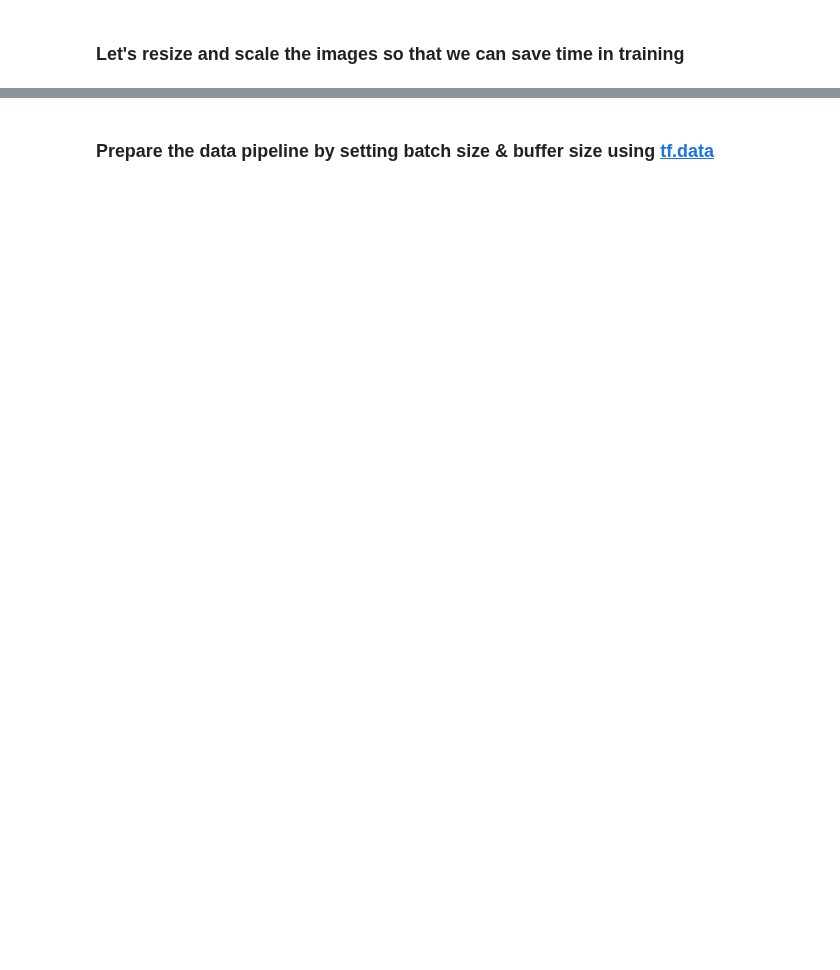
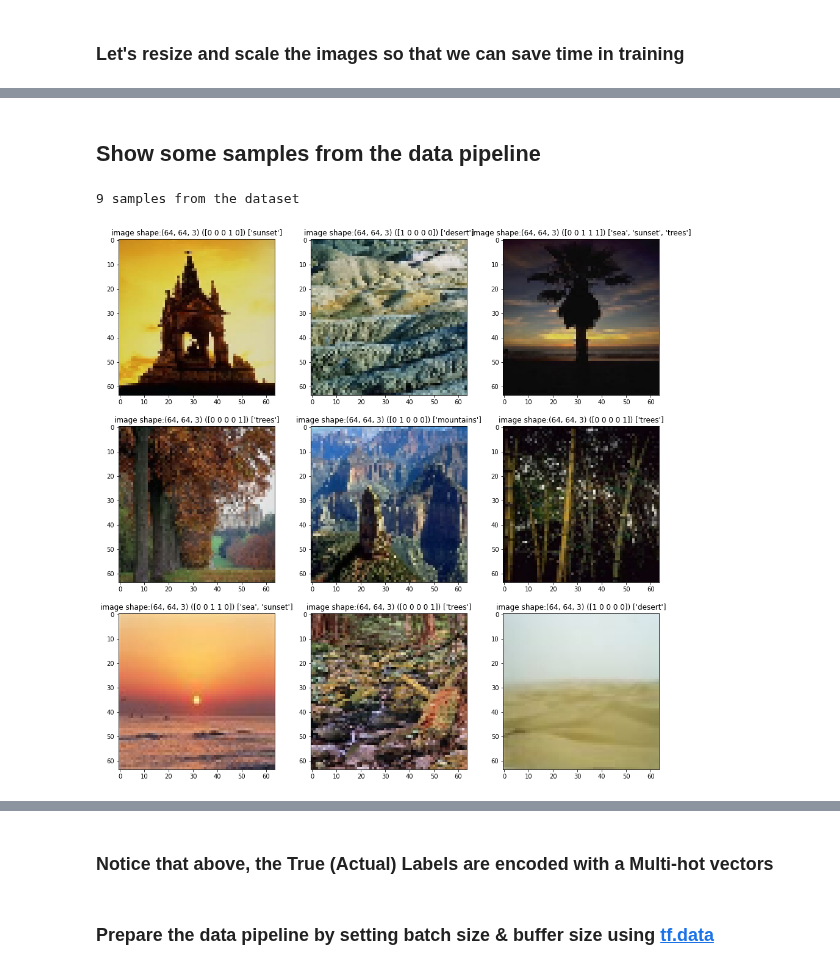
Before and after one commit to kmkarakaya/Deep-Learning-Tutorials, a Jupyter notebook: How_to_solve_Multi_Label_Classification_Problems_in_Deep_Learning_with_Tensorflow_&_Keras.ipynb, the cells around one changed output, grey strips where cells are left out. Cells and saved outputs as stored; diff of their text form; code cells hidden in the pictures; blank space fills up the shorter version.

```diff
--- a/How_to_solve_Multi_Label_Classification_Problems_in_Deep_Learning_with_Tensorflow_&_Keras.ipynb
+++ b/How_to_solve_Multi_Label_Classification_Problems_in_Deep_Learning_with_Tensorflow_&_Keras.ipynb
@@ -410,3 +195,0 @@ Number of samples in train:  1600  in test:  400
-# %%
-for image, label in ds_raw_train.take(2):
-  print(image.shape, label)
@@ -433,0 +221,4 @@ Notice that:**
+# %%
+train_ratio = 0.80
+ds_train=filelist_ds.take(ds_size*train_ratio)
+ds_test=filelist_ds.skip(ds_size*train_ratio)
@@ -450,10 +242,5 @@ ds_train_resize_scale=ds_raw_train.map(lambda img,lbl: tf.py_function
 # %%
-'''
-ds_test_resize_scale=ds_raw_test.map(lambda img,lbl: tf.py_function
-                                       (func=resize_scale_image,
-                                        inp=[img,lbl],
-                                        Tout=(tf.float32,tf.int64)),
-                                       num_parallel_calls=tf.data.AUTOTUNE,
-                                       deterministic=False
-                                       )
-'''
+ds_test= ds_test.map(lambda x: tf.py_function(func=combine_images_labels,
+          inp=[x], Tout=(tf.float32,tf.int64)),
+          num_parallel_calls=tf.data.AUTOTUNE,
+          deterministic=False)
@@ -459,0 +251,9 @@ ds_test_resize_scale=ds_raw_test.map(lambda img,lbl: tf.py_function
+# %%
+def covert_onehot_string_labels(label_string,label_onehot):
+  labels=[]
+  for i, label in  enumerate(label_string):
+     if label_onehot[i]:
+       labels.append(label)
+  if len(labels)==0:
+    labels.append("NONE")
+  return labels
@@ -459,0 +262,20 @@ ds_test_resize_scale=ds_raw_test.map(lambda img,lbl: tf.py_function
+# %% [markdown]
+## Show some samples from the data pipeline
+# %%
+def show_samples(dataset):
+  fig=plt.figure(figsize=(16, 16))
+  columns = 3
+  rows = 3
+  print(columns*rows,"samples from the dataset")
+  i=1
+  for a,b in dataset.take(columns*rows):
+    fig.add_subplot(rows, columns, i)
+    plt.imshow(np.squeeze(a))
+    plt.title("image shape:"+ str(a.shape)+" ("+str(b.numpy()) +") "+
+              str(covert_onehot_string_labels(LABELS,b.numpy())))
+    i=i+1
+  plt.show()
+show_samples(ds_test)
+# %% [output]
+9 samples from the dataset
+[figure, added]
@@ -460,3 +283,5 @@ ds_test_resize_scale=ds_raw_test.map(lambda img,lbl: tf.py_function
+# %% [markdown]
+### Notice that above, the True (Actual) Labels are encoded with a **Multi-hot vectors**
 # %% [markdown]
 ### Prepare the data pipeline by setting batch size & buffer size using [tf.data](https://www.tensorflow.org/guide/data)
 # %%
```
Also changed, not shown: parts of 159 cells of this notebook.
